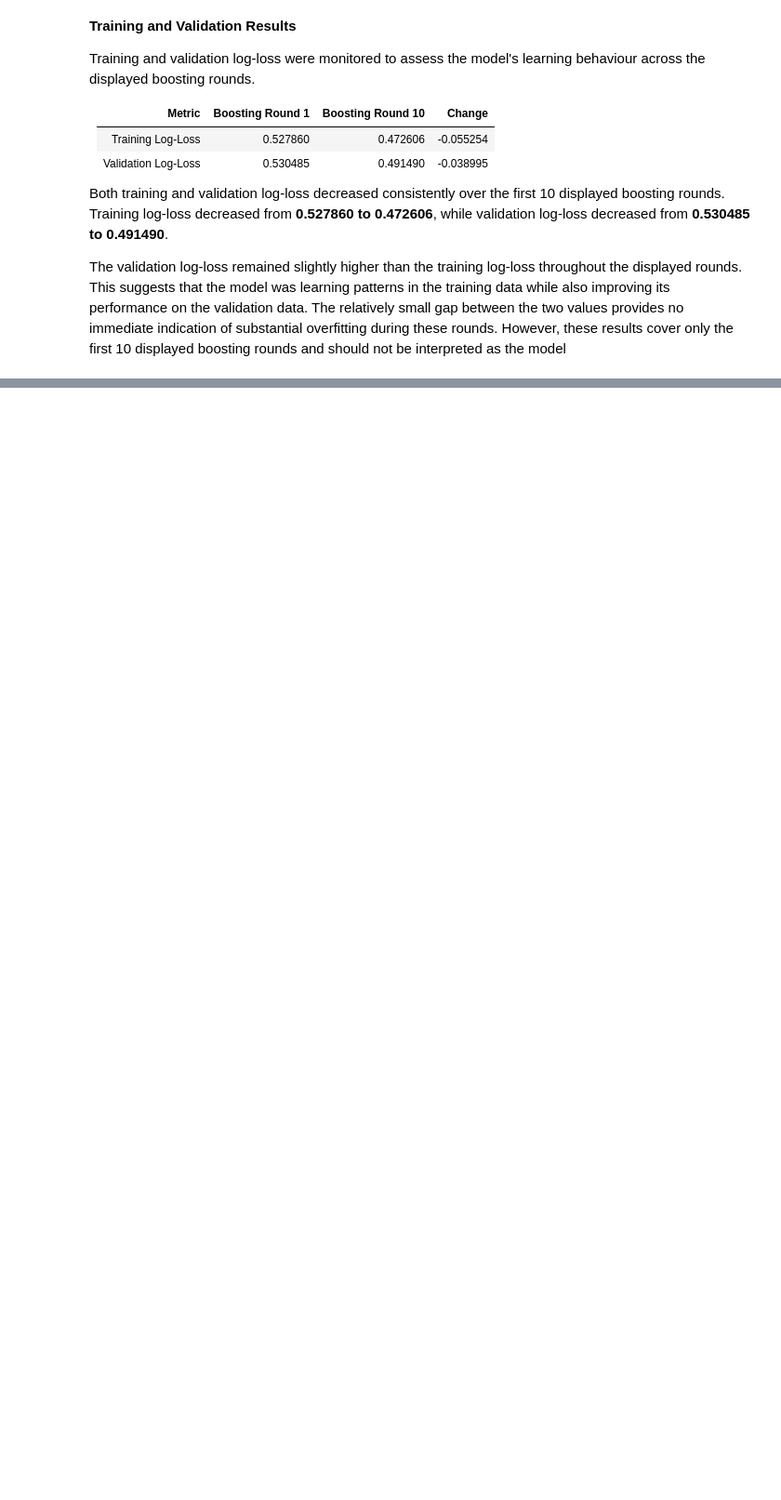
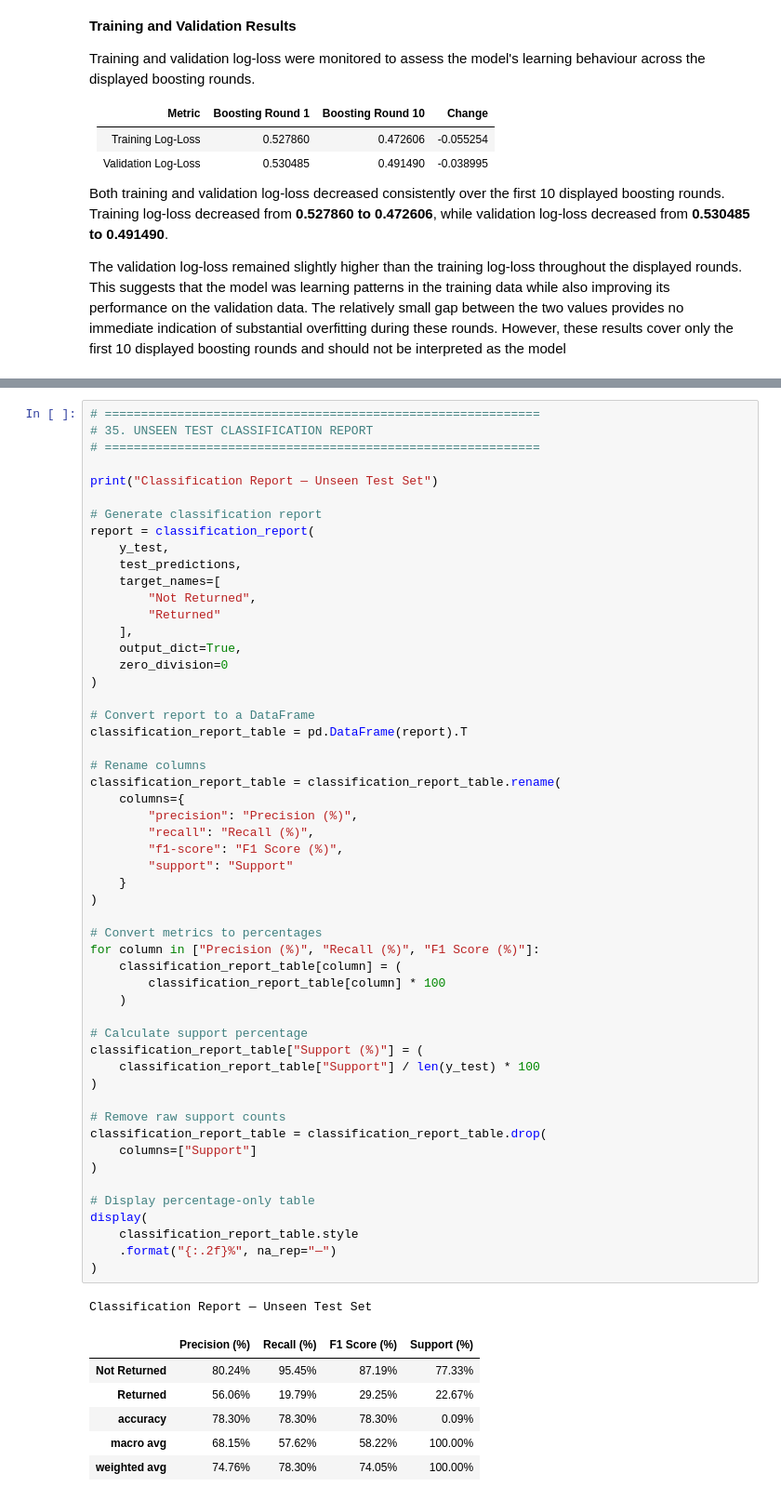
Before and after one commit to Payal942/Capstone-STADIOalot-Return-Prediction, a Jupyter notebook: notebooks/SS3_PartB.ipynb, the cells around one changed output, grey strips where cells are left out. Shown at 93% size. Saved outputs shown, nothing was run; the diff lists cells and outputs as text; blank space fills up the shorter version.

```diff
--- a/notebooks/SS3_PartB.ipynb
+++ b/notebooks/SS3_PartB.ipynb
@@ -2124,0 +2408,61 @@ The validation log-loss remained slightly higher than the training log-loss thro
+# %%
+# ============================================================
+# 35. UNSEEN TEST CLASSIFICATION REPORT
+# ============================================================
+
+print("Classification Report — Unseen Test Set")
+
+# Generate classification report
+report = classification_report(
+    y_test,
+    test_predictions,
+    target_names=[
+        "Not Returned",
+        "Returned"
+    ],
+    output_dict=True,
+    zero_division=0
+)
+
+# Convert report to a DataFrame
+classification_report_table = pd.DataFrame(report).T
+
+# Rename columns
+classification_report_table = classification_report_table.rename(
+    columns={
+        "precision": "Precision (%)",
+        "recall": "Recall (%)",
+        "f1-score": "F1 Score (%)",
+        "support": "Support"
+    }
+)
+
+# Convert metrics to percentages
+for column in ["Precision (%)", "Recall (%)", "F1 Score (%)"]:
+    classification_report_table[column] = (
+        classification_report_table[column] * 100
+    )
+
+# Calculate support percentage
+classification_report_table["Support (%)"] = (
+    classification_report_table["Support"] / len(y_test) * 100
+)
+
+# Remove raw support counts
+classification_report_table = classification_report_table.drop(
+    columns=["Support"]
+)
+
+# Display percentage-only table
+display(
+    classification_report_table.style
+    .format("{:.2f}%", na_rep="—")
+)
+# %% [output]
+Classification Report — Unseen Test Set
+|  | Precision (%) | Recall (%) | F1 Score (%) | Support (%) |
+| Not Returned | 80.24% | 95.45% | 87.19% | 77.33% |
+| Returned | 56.06% | 19.79% | 29.25% | 22.67% |
+| accuracy | 78.30% | 78.30% | 78.30% | 0.09% |
+| macro avg | 68.15% | 57.62% | 58.22% | 100.00% |
+| weighted avg | 74.76% | 78.30% | 74.05% | 100.00% |
```
Also changed, not shown: parts of 10 cells of this notebook, 2 other files.
